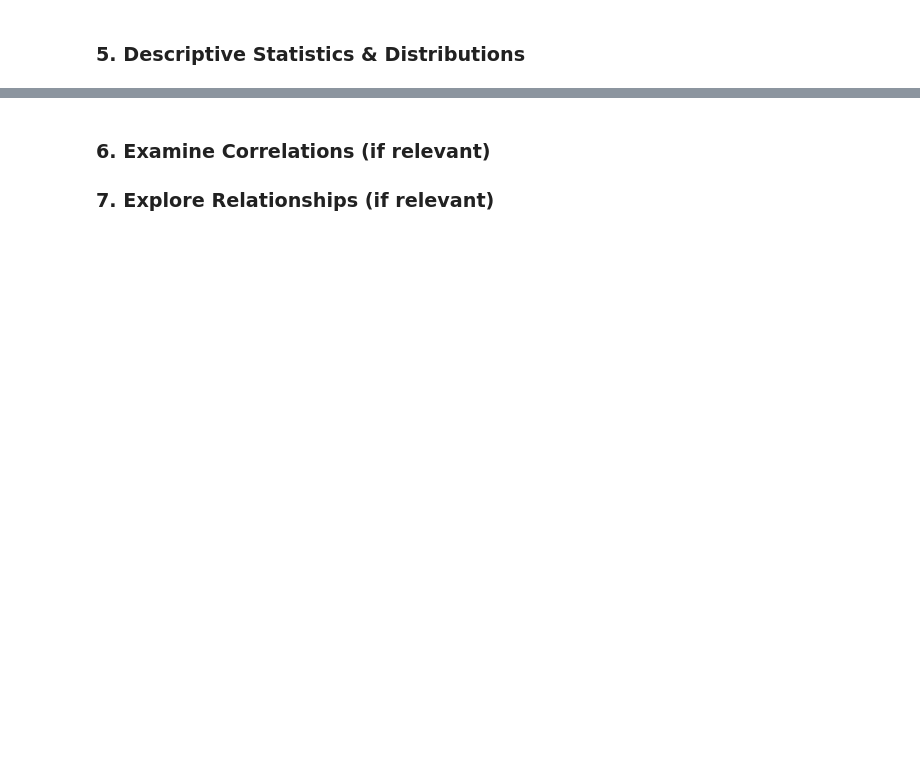
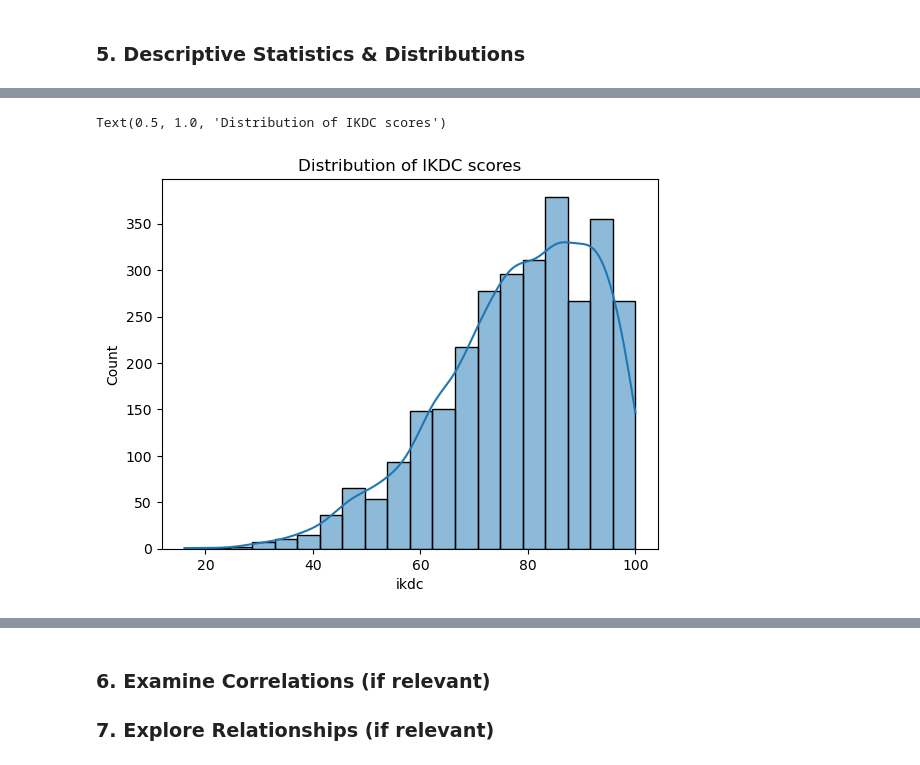
Before and after one commit to yxb8mh/finalproj, a Jupyter notebook: groupEDAipynb.ipynb, the cells around one changed output, grey strips where cells are left out. Drawn from its saved outputs; the diff is of its cells as text; code cells hidden in the pictures; blank space fills up the shorter version.

```diff
--- a/groupEDAipynb.ipynb
+++ b/groupEDAipynb.ipynb
@@ -22,0 +128,7 @@ i feel like tss (time since surgery) would be a good one for x axes in visualiza
+# %%
+#create a histogram for the ikdc scores
+sns.histplot(data=aclr, x="ikdc", bins=20, kde=True)
+plt.title("Distribution of IKDC scores")
+# %% [output]
+Text(0.5, 1.0, 'Distribution of IKDC scores')
+[figure, added]
```
Also changed, not shown: parts of 16 cells of this notebook, 1 other file.
